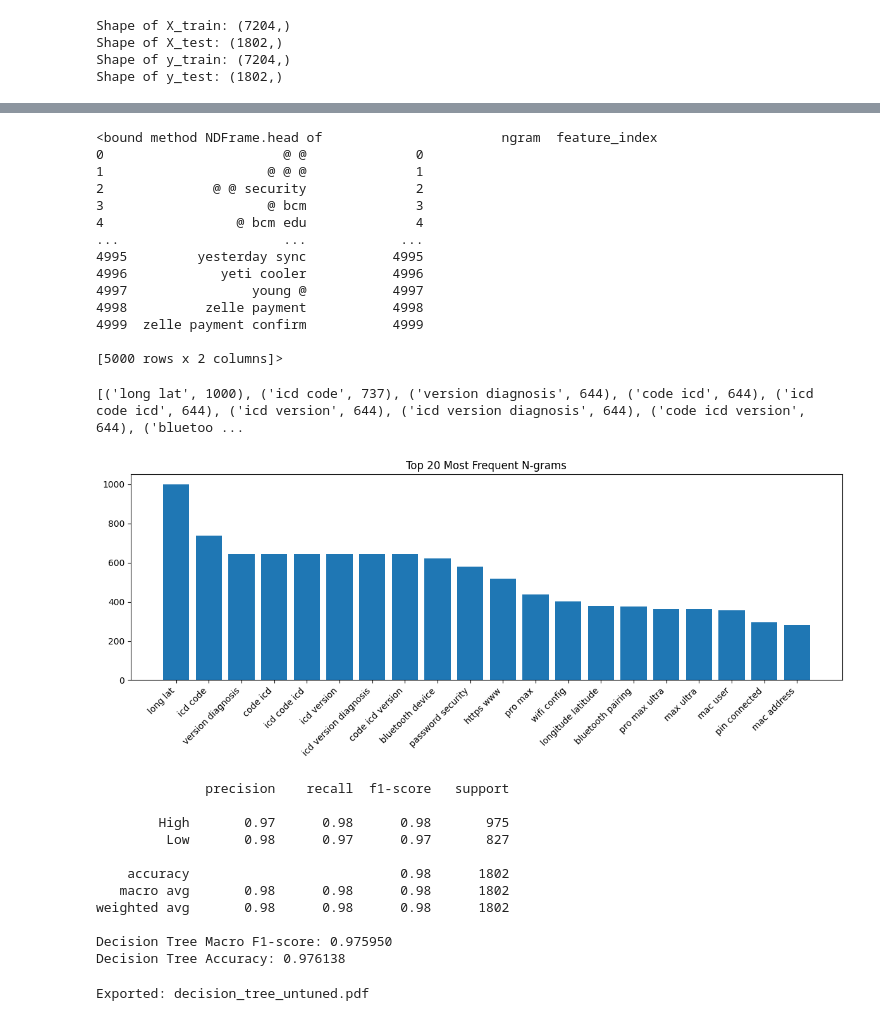
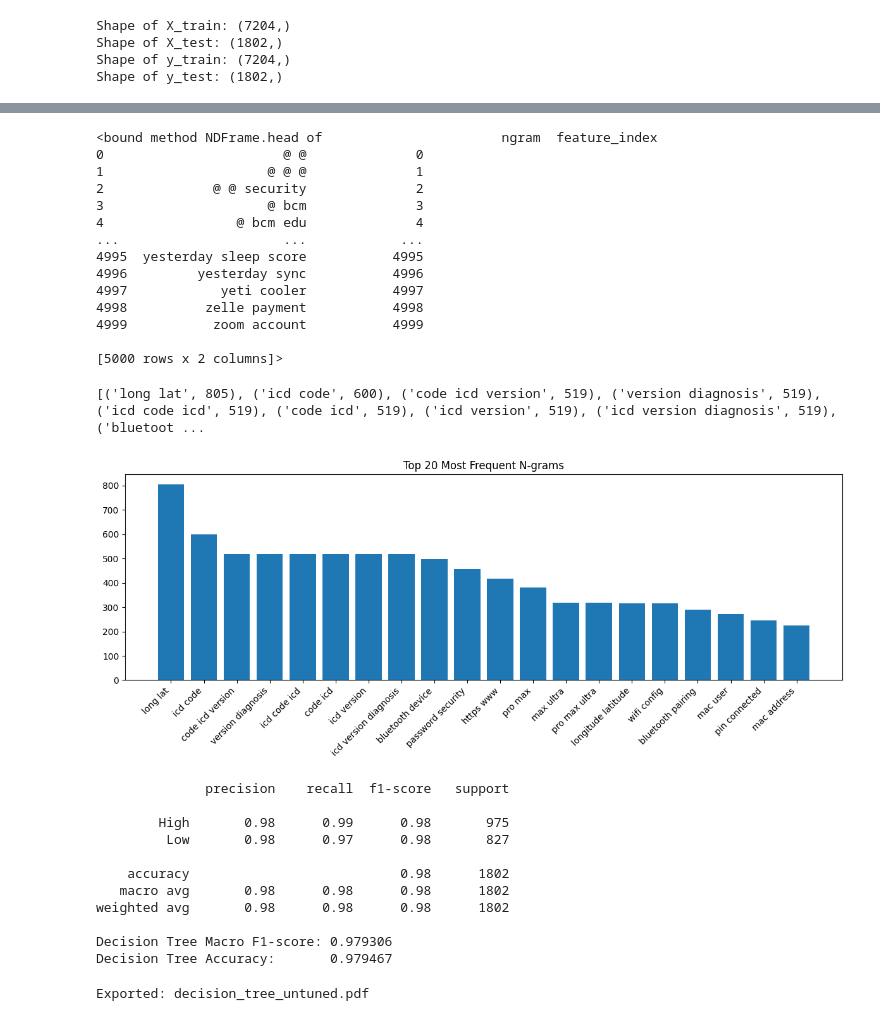
Before and after one commit to woshkrylle/NFCDataAPI, a Jupyter notebook: ModelTraining-1.ipynb, the cells around one changed output, grey strips where cells are left out. Saved outputs shown, nothing was run; the diff lists cells and outputs as text; code cells hidden in the pictures.

```diff
--- a/ModelTraining-1.ipynb
+++ b/ModelTraining-1.ipynb
@@ -190,10 +190,11 @@ count_vectorizer = CountVectorizer(
     stop_words='english'
 )
 
-X_vectorized = count_vectorizer.fit_transform(df['Tag'])
+X_train_vec = count_vectorizer.fit_transform(X_train)
+X_test_vec  = count_vectorizer.transform(X_test)
 
 smote = SMOTE(random_state=42)
-X_resampled, y_resampled = smote.fit_resample(X_vectorized, df['Sensitivity'])
+X_resampled, y_resampled = smote.fit_resample(X_train_vec, y_train)
 
 print(pd.Series(y_resampled).value_counts())
 # %% [output]
@@ -289,5 +280,4 @@ sample_df[['Tag', 'Sensitivity', 'Word_Tokenized', 'Word_NGrams', 'Word_Vectoriz
 # %%
-# As a DataFrame with their feature index
 ngram_df = pd.DataFrame({
     'ngram': count_vectorizer.get_feature_names_out(),
     'feature_index': range(len(count_vectorizer.get_feature_names_out()))
@@ -302,64 +292,68 @@ print(ngram_df.head)
 3                     @ bcm              3
 4                 @ bcm edu              4
 ...                     ...            ...
-4995         yesterday sync           4995
-4996            yeti cooler           4996
-4997                young @           4997
+4995  yesterday sleep score           4995
+4996         yesterday sync           4996
+4997            yeti cooler           4997
 4998          zelle payment           4998
-4999  zelle payment confirm           4999
+4999           zoom account           4999
 
 [5000 rows x 2 columns]>
 # %%
 import matplotlib.pyplot as plt
 
-ngram_freq = X_vectorized.sum(axis=0).A1
+ngram_freq = X_train_vec.sum(axis=0).A1
 ngram_names = count_vectorizer.get_feature_names_out()
 
 top_n = 20
 top_idx = ngram_freq.argsort()[::-1][:top_n]
 
 top_ngrams = [(ngram_names[i], ngram_freq[i]) for i in top_idx]
 print(top_ngrams)
 
 plt.figure(figsize=(12, 5))
 plt.bar(ngram_names[top_idx], ngram_freq[top_idx])
 plt.xticks(rotation=45, ha='right')
 plt.title('Top 20 Most Frequent N-grams')
 plt.tight_layout()
 plt.show()
 # %% [output]
-[('long lat', 1000), ('icd code', 737), ('version diagnosis', 644), ('code icd', 644), ('icd code icd', 644), ('icd version', 644), ('icd version diagnosis', 644), ('code icd version', 644), ('bluetoo ...
+[('long lat', 805), ('icd code', 600), ('code icd version', 519), ('version diagnosis', 519), ('icd code icd', 519), ('code icd', 519), ('icd version', 519), ('icd version diagnosis', 519), ('bluetoot ...
-[figure, old version]
+[figure, new version]
 # %%
+from imblearn.pipeline import Pipeline as ImbPipeline
+clf = DecisionTreeClassifier(random_state=38)
+clf.fit(X_resampled, y_resampled)
 
-
-
-clf_pipeline_cv = Pipeline([
-    ("count_vectorizer", count_vectorizer),
-    ("clf", DecisionTreeClassifier(random_state=38))
-])
-
-clf_pipeline_cv.fit(X_train, y_train)
-
-y_pred_cv = clf_pipeline_cv.predict(X_test)
+y_pred_cv = clf.predict(X_test_vec)
 print(classification_report(y_test, y_pred_cv))
 
 dt_f1_macro = f1_score(y_test, y_pred_cv, average='macro')
-dt_accuracy = accuracy_score(y_test, y_pred_cv)
+dt_accuracy  = accuracy_score(y_test, y_pred_cv)
 print(f"Decision Tree Macro F1-score: {dt_f1_macro:.6f}")
-print(f"Decision Tree Accuracy: {dt_accuracy:.6f}")
+print(f"Decision Tree Accuracy:       {dt_accuracy:.6f}")
+
+clf_pipeline_cv = Pipeline([
+    ("count_vectorizer", CountVectorizer(
+        analyzer='word',
+        token_pattern=r"(?u)\b\w{2,}\b|@",
+        preprocessor=preprocess_text,
+        stop_words='english'
+    )),
+    ("clf", DecisionTreeClassifier(random_state=38))
+])
 # %% [output]
               precision    recall  f1-score   support
 
-        High       0.97      0.98      0.98       975
-         Low       0.98      0.97      0.97       827
+        High       0.98      0.99      0.98       975
+         Low       0.98      0.97      0.98       827
 
     accuracy                           0.98      1802
    macro avg       0.98      0.98      0.98      1802
 weighted avg       0.98      0.98      0.98      1802
 
-Decision Tree Macro F1-score: 0.975950
-Decision Tree Accuracy: 0.976138
+Decision Tree Macro F1-score: 0.979306
+Decision Tree Accuracy:       0.979467
 # %%
 import os
 
```
Also changed, not shown: parts of 14 cells of this notebook, 10 other files.
